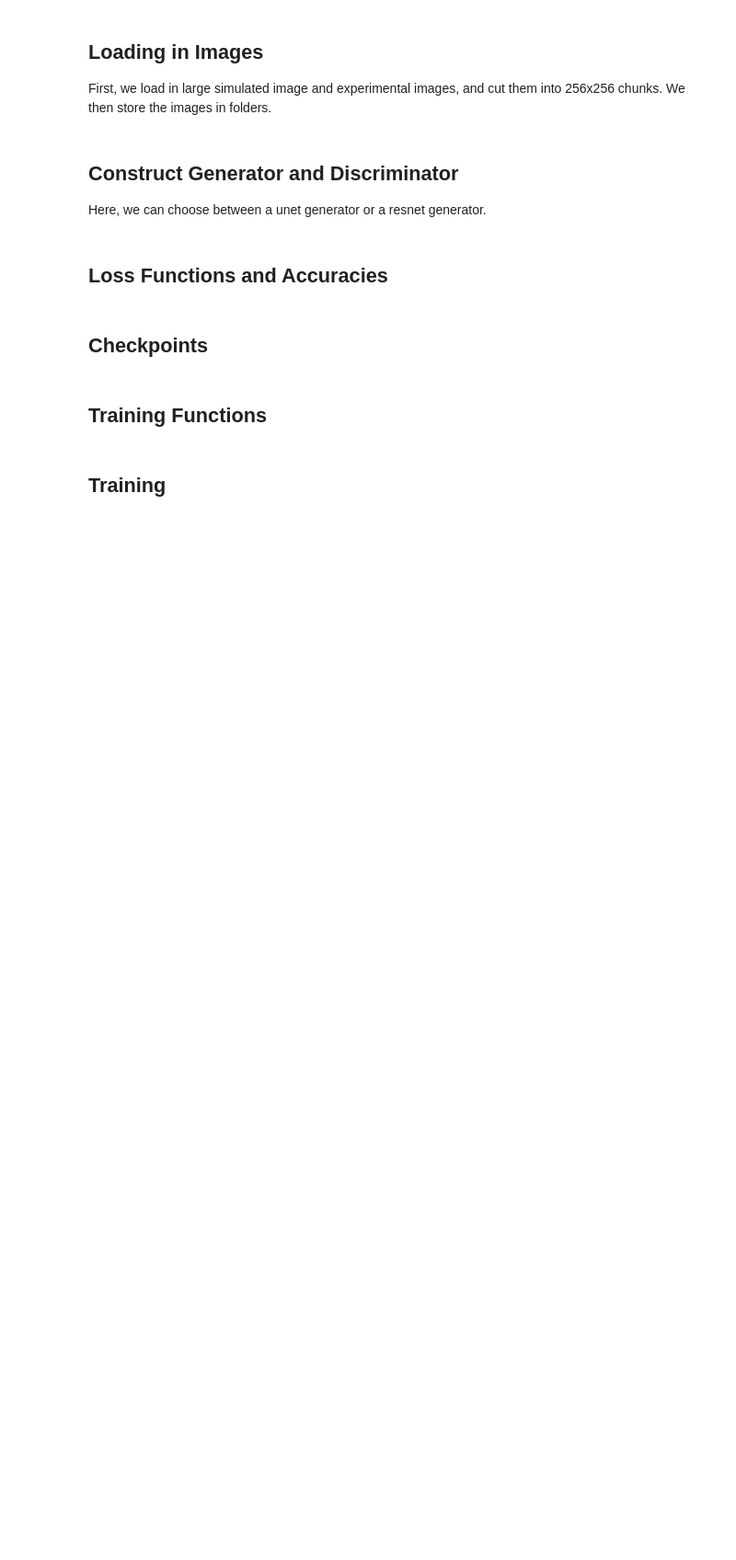
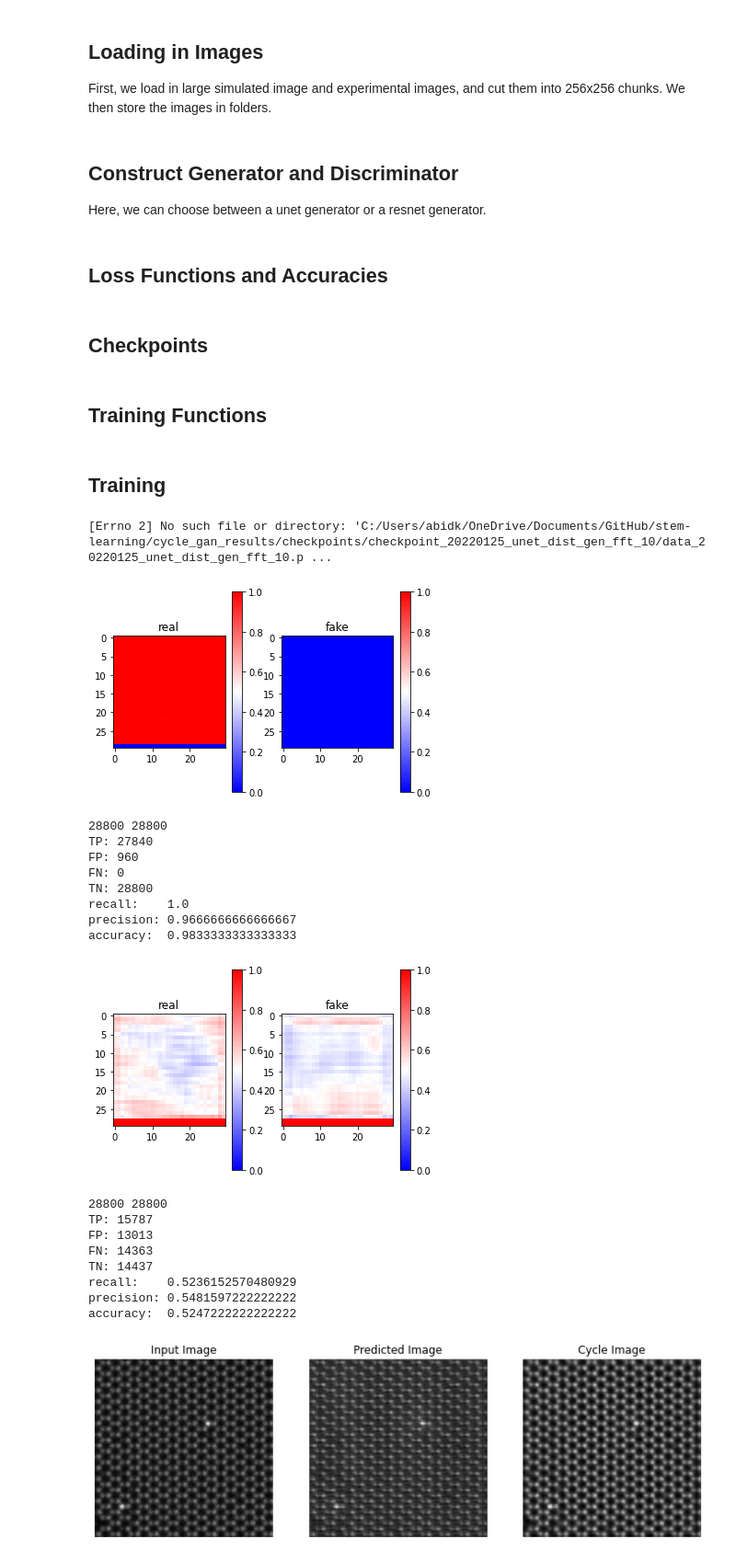
Before and after one commit to ClarkResearchGroup/stem-learning, a Jupyter notebook: code/cycle_gan/cycleGAN_for_STEM.ipynb, the cells around one changed output. Shown at 92% size. Cells and saved outputs as stored; diff of their text form; code cells hidden in the pictures; blank space fills up the shorter version.

```diff
--- a/code/cycle_gan/cycleGAN_for_STEM.ipynb
+++ b/code/cycle_gan/cycleGAN_for_STEM.ipynb
@@ -48,6 +52,9 @@ generator_sim_optimizer = tf.keras.optimizers.Adam(lr0)
 
 discriminator_sim_optimizer = tf.keras.optimizers.Adam(lr0)
 discriminator_exp_optimizer = tf.keras.optimizers.Adam(lr0)
+
+discriminator_sim_fft_optimizer = tf.keras.optimizers.Adam(lr0)
+discriminator_exp_fft_optimizer = tf.keras.optimizers.Adam(lr0)
 # %% [markdown]
 ## Loss Functions and Accuracies
 # %%
@@ -59,7 +66,7 @@ def discriminator_loss(real, fake):
     real_loss = loss_obj( tf.ones_like(real), real)
     fake_loss = loss_obj(tf.zeros_like(fake), fake)
     total_disc_loss = real_loss + fake_loss
-    return total_disc_loss * 0.5
+    return total_disc_loss
 
 def generator_loss(fake):
     return loss_obj(tf.ones_like(fake), fake)
@@ -73,7 +80,7 @@ def L2_loss(img_A, img_B):
 # %% [markdown]
 ## Checkpoints
 # %%
-identifier = "20210927_unet_dist_gen_10"
+identifier = "20220125_unet_dist_gen_fft_10"
 checkpoint_path = parent_dir + "cycle_gan_results/checkpoints/checkpoint_{}".format(identifier)
 log_data_fn = "{}/data_{}.p".format(checkpoint_path, identifier)
 
@@ -81,10 +88,14 @@ ckpt = tf.train.Checkpoint(generator_exp=generator_exp,
                            generator_sim=generator_sim,
                            discriminator_sim=discriminator_sim,
                            discriminator_exp=discriminator_exp,
+                           discriminator_sim_fft=discriminator_sim_fft,
+                           discriminator_exp_fft=discriminator_exp_fft,
                            generator_exp_optimizer=generator_exp_optimizer,
                            generator_sim_optimizer=generator_sim_optimizer,
                            discriminator_sim_optimizer=discriminator_sim_optimizer,
-                           discriminator_exp_optimizer=discriminator_exp_optimizer)
+                           discriminator_exp_optimizer=discriminator_exp_optimizer,
+                           discriminator_sim_fft_optimizer=discriminator_sim_fft_optimizer,
+                           discriminator_exp_fft_optimizer=discriminator_exp_fft_optimizer)
 
 ckpt_manager = tf.train.CheckpointManager(ckpt, checkpoint_path, max_to_keep=3)
 
@@ -176,18 +234,20 @@ def train_discriminators(real_sim, real_exp, train=True):
 # %%
 gen_exp_losses,   gen_sim_losses   = [], []
 disc_exp_losses,  disc_sim_losses  = [], []
+disc_exp_fft_losses,  disc_sim_fft_losses  = [], []
 cycle_exp_losses, cycle_sim_losses = [], []
 dist_gen_exp_losses, dist_gen_sim_losses = [], []
 disc_exp_accs,    disc_sim_accs    = [], []
 epoch = 0
 batch_size = 32
-train_size = 10
+train_size = 100000
 total_epochs = 200
 epoch_step   = 100
 
 try:
     ( gen_exp_losses,   gen_sim_losses,
      disc_exp_losses,  disc_sim_losses,
+     disc_exp_fft_losses,  disc_sim_fft_losses,
     cycle_exp_losses, cycle_sim_losses,
     dist_gen_exp_losses, dist_gen_sim_losses,
      disc_exp_accs,    disc_sim_accs,
@@ -197,23 +257,30 @@ except Exception as e:
     print(e)
     pass
 last=None
+# %% [output]
+[Errno 2] No such file or directory: 'C:/Users/abidk/OneDrive/Documents/GitHub/stem-learning/cycle_gan_results/checkpoints/checkpoint_20220125_unet_dist_gen_fft_10/data_20220125_unet_dist_gen_fft_10.p ...
 # %%
+data_sim = glob('{}/*.*'.format(sim_dir))
+data_exp = glob('{}/*.*'.format(exp_dir))
+
+batch_idxs = min(min(len(data_sim), len(data_exp)), train_size) // batch_size
+print("batch_idxs = ", batch_idxs)
+
 while epoch < total_epochs:
     start = time.time()
     lr = lr0*(1 - (epoch - epoch_step)/(total_epochs-1 - epoch_step)) if epoch >= epoch_step else lr0
     print(epoch, lr)
-    generator_exp_optimizer.lr.assign(lr/(1+2.25*LAMBDA))
-    generator_sim_optimizer.lr.assign(lr/(1+2.25*LAMBDA))
+    generator_exp_optimizer.lr.assign(lr/(1+1.1*LAMBDA))
+    generator_sim_optimizer.lr.assign(lr/(1+1.1*LAMBDA))
     discriminator_sim_optimizer.lr.assign(lr)
     discriminator_exp_optimizer.lr.assign(lr)
+    discriminator_sim_fft_optimizer.lr.assign(lr)
+    discriminator_exp_fft_optimizer.lr.assign(lr)
 
-    data_sim = glob('{}/*.*'.format(sim_dir))
-    data_exp = glob('{}/*.*'.format(exp_dir))
     np.random.shuffle(data_sim)
     np.random.shuffle(data_exp)
-    batch_idxs = min(min(len(data_sim), len(data_exp)), train_size) // batch_size
 
-    dis_losses, gen_losses = np.zeros(2), np.zeros(6)
+    dis_losses, gen_losses = np.zeros(4), np.zeros(6)
     for idx in range(0, batch_idxs):
         batch_start =  time.time()
         sim_fn_list = data_sim[idx*batch_size:(idx + 1)*batch_size]
@@ -228,9 +295,8 @@ while epoch < total_epochs:
         print("[{}/{}]: {}".format(idx, batch_idxs, (time.time()-batch_start)/batch_size))
 
     clear_output(wait=True)
-
     cycle_exp_loss, cycle_sim_loss, gen_exp_loss, gen_sim_loss, dist_gen_exp_loss, dist_gen_sim_loss= gen_losses/batch_idxs
-    disc_sim_loss, disc_exp_loss = dis_losses/batch_idxs
+    disc_sim_loss, disc_exp_loss, disc_sim_loss_fft, disc_exp_loss_fft = dis_losses/batch_idxs
 
     # Calculate accuracy
     fake_sim = generator_sim(real_exp, training=False)
@@ -246,30 +312,53 @@ while epoch < total_epochs:
     dist_gen_exp_losses.append(dist_gen_exp_loss)
     dist_gen_sim_losses.append(dist_gen_sim_loss)
     disc_sim_losses.append(disc_sim_loss)
     disc_exp_losses.append(disc_exp_loss)
+    disc_sim_fft_losses.append(disc_sim_loss_fft)
+    disc_exp_fft_losses.append(disc_exp_loss_fft)
     disc_sim_accs.append(disc_sim_acc)
     disc_exp_accs.append(disc_exp_acc)
     epoch += 1
 
     sample_sim = real_sim[0].reshape([1,fine_size,fine_size,num_channels])
     sample_exp = real_exp[0].reshape([1,fine_size,fine_size,1])
     generate_images(generator_exp, generator_sim, sample_sim)
     generate_images(generator_sim, generator_exp, sample_exp)
     generate_losses(gen_exp_losses,   gen_sim_losses,
                     cycle_exp_losses, cycle_sim_losses,
                     dist_gen_exp_losses, dist_gen_sim_losses,
                     disc_sim_losses,  disc_exp_losses,   epoch, last=last)
     generate_accuracies(disc_sim_accs, disc_exp_accs, epoch, last=last)
 
     if (epoch) % 5 == 0:
         ckpt_save_path = ckpt_manager.save()
         print ('Saving checkpoint for epoch {} at {}'.format(epoch, ckpt_save_path))
         pickle.dump( (    gen_exp_losses,   gen_sim_losses,
                          disc_exp_losses,  disc_sim_losses,
+                      disc_exp_fft_losses,  disc_sim_fft_losses,
                         cycle_exp_losses, cycle_sim_losses,
                         dist_gen_exp_losses, dist_gen_sim_losses,
                          disc_exp_accs,    disc_sim_accs,
                         epoch-1),
                      open( log_data_fn, "wb" ) )
 
     print ('Time taken for epoch {} is {} sec\n'.format(epoch, time.time()-start))
+# %% [output]
+[figure, added]
+28800 28800
+TP: 27840
+FP: 960
+FN: 0
+TN: 28800
+recall:    1.0
+precision: 0.9666666666666667
+accuracy:  0.9833333333333333
+[figure, added]
+28800 28800
+TP: 15787
+FP: 13013
+FN: 14363
+TN: 14437
+recall:    0.5236152570480929
+precision: 0.5481597222222222
+accuracy:  0.5247222222222222
+[figure, added]
```
Also changed, not shown: parts of 8 cells of this notebook, 3 other files.
